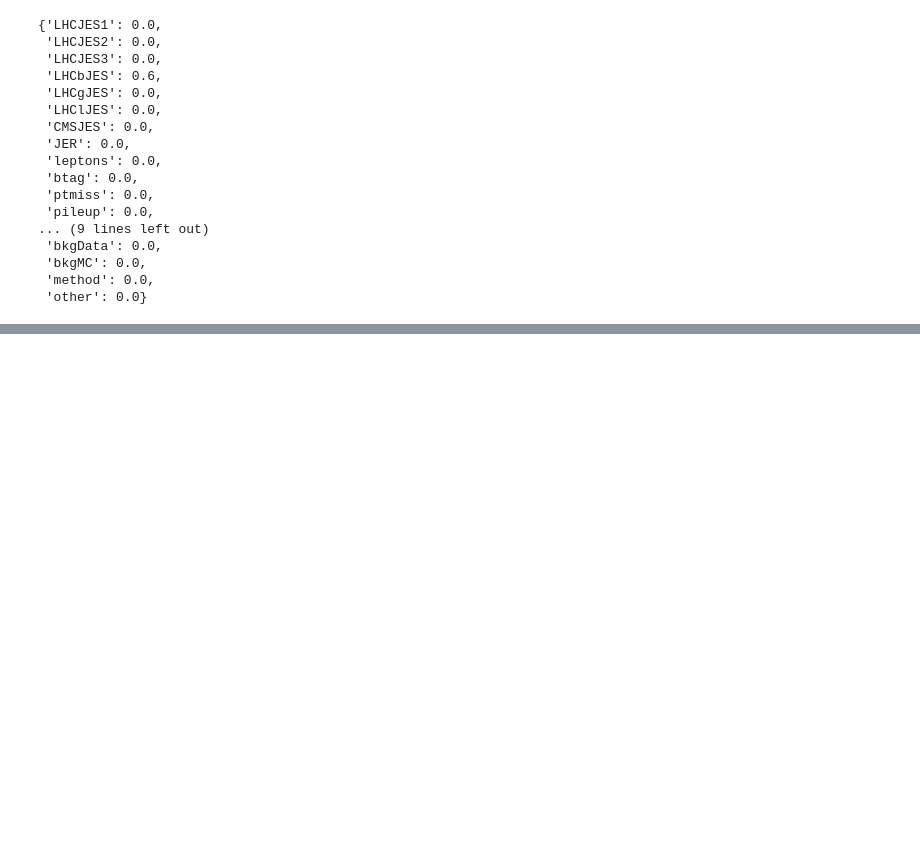
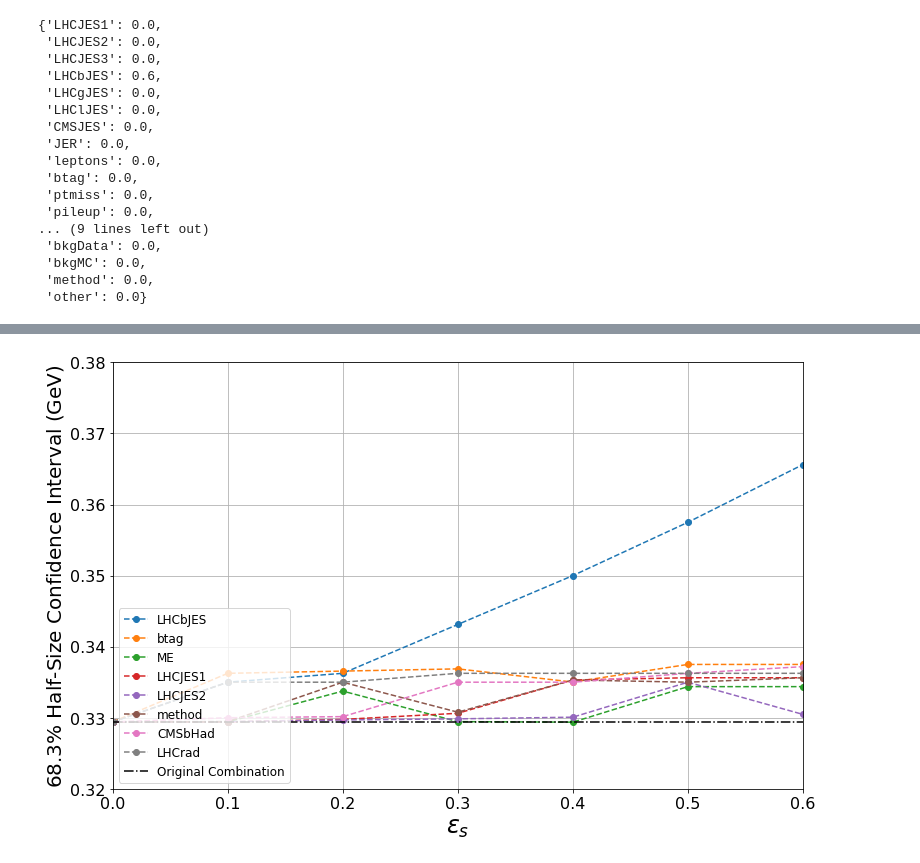
Before and after one commit to EnzoCanonero/GVM-Combinations, a Jupyter notebook: lhc_test.ipynb, the cells around one changed output, grey strips where cells are left out. Saved outputs shown, nothing was run; the diff lists cells and outputs as text; code cells hidden in the pictures; blank space fills up the shorter version.

```diff
--- a/lhc_test.ipynb
+++ b/lhc_test.ipynb
@@ -160,0 +143,16 @@ plt.grid(True)
+# %%
+plt.figure(figsize=(11,7))
+for s in systematics:
+    plt.plot(eps_grid, ci[s], '--o', label=s)
+plt.axhline(base_ci, color='black', linestyle='dashdot', label='Original Combination')
+plt.xlabel(r'$\epsilon_s$', fontsize=24)
+plt.ylabel('$68.3\%$ Half-Size Confidence Interval (GeV)', fontsize=20)
+plt.xlim(0.0, 0.6)
+plt.ylim(0.32, 0.38)
+plt.legend(fontsize=12, loc='lower left')
+plt.grid(True)
+plt.tick_params(axis='both', which='major', labelsize=16)
+plt.tight_layout()
+plt.show()
+# %% [output]
+[figure, added]
```
Also changed, not shown: parts of 11 cells of this notebook.
